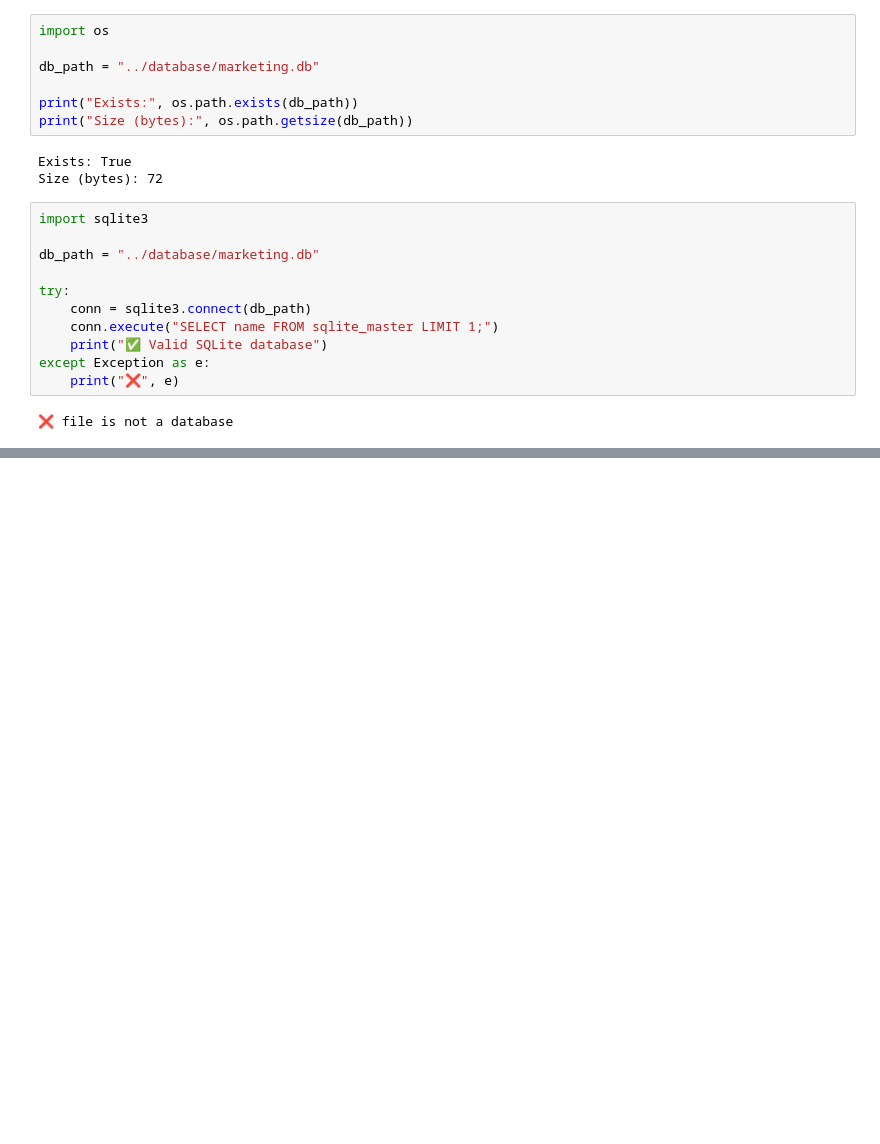
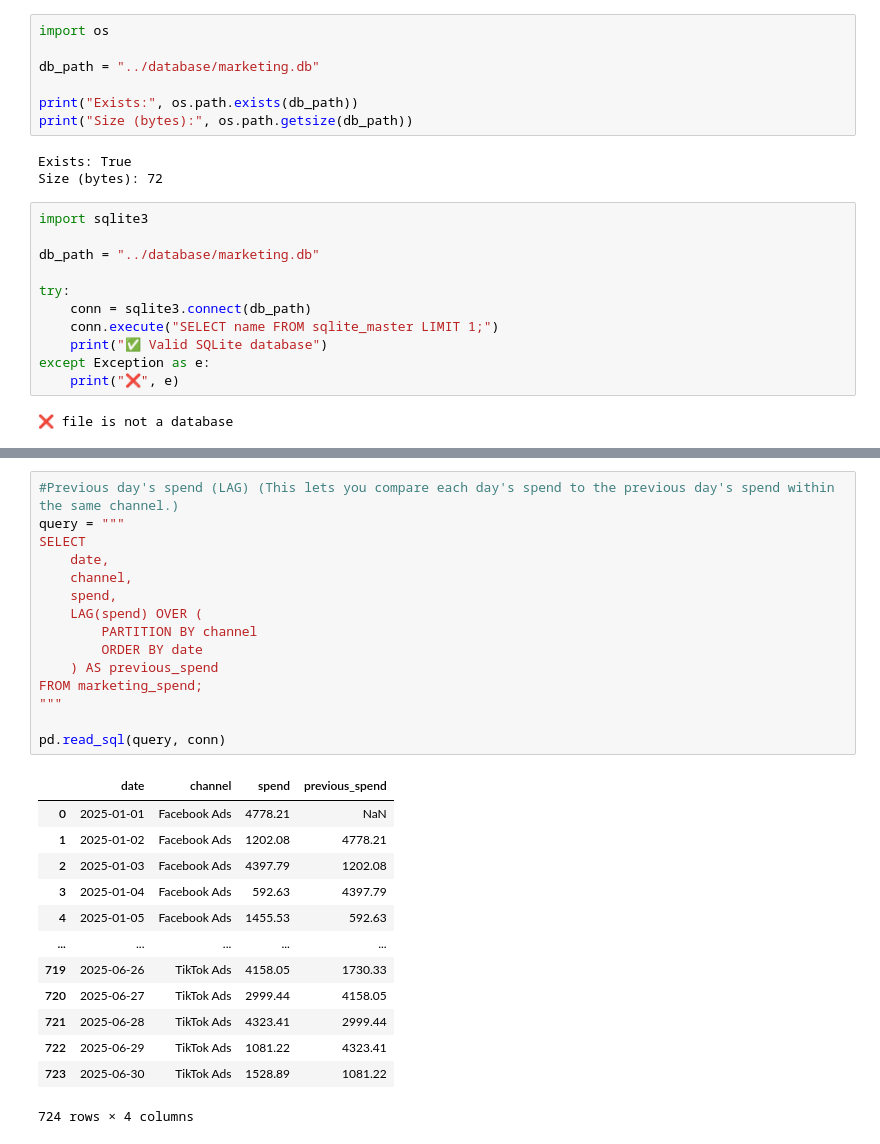
Before and after one commit to MarySabestine/Multi-Touch-Marketing-Attribution-ROI-Dashboard, a Jupyter notebook: notebook/SQL_Analysis.ipynb, the cells around one changed output, grey strips where cells are left out. Cells and saved outputs as stored; diff of their text form; blank space fills up the shorter version.

```diff
--- a/notebook/SQL_Analysis.ipynb
+++ b/notebook/SQL_Analysis.ipynb
@@ -144,0 +449,29 @@ except Exception as e:
+# %%
+#Previous day's spend (LAG) (This lets you compare each day's spend to the previous day's spend within the same channel.)
+query = """
+SELECT
+    date,
+    channel,
+    spend,
+    LAG(spend) OVER (
+        PARTITION BY channel
+        ORDER BY date
+    ) AS previous_spend
+FROM marketing_spend;
+"""
+
+pd.read_sql(query, conn)
+# %% [output]
+|  | date | channel | spend | previous_spend |
+| 0 | 2025-01-01 | Facebook Ads | 4778.21 | NaN |
+| 1 | 2025-01-02 | Facebook Ads | 1202.08 | 4778.21 |
+| 2 | 2025-01-03 | Facebook Ads | 4397.79 | 1202.08 |
+| 3 | 2025-01-04 | Facebook Ads | 592.63 | 4397.79 |
+| 4 | 2025-01-05 | Facebook Ads | 1455.53 | 592.63 |
+| ... | ... | ... | ... | ... |
+| 719 | 2025-06-26 | TikTok Ads | 4158.05 | 1730.33 |
+| 720 | 2025-06-27 | TikTok Ads | 2999.44 | 4158.05 |
+| 721 | 2025-06-28 | TikTok Ads | 4323.41 | 2999.44 |
+| 722 | 2025-06-29 | TikTok Ads | 1081.22 | 4323.41 |
+| 723 | 2025-06-30 | TikTok Ads | 1528.89 | 1081.22 |
+724 rows × 4 columns
```
Also changed, not shown: parts of 23 cells of this notebook, 1 other file.
